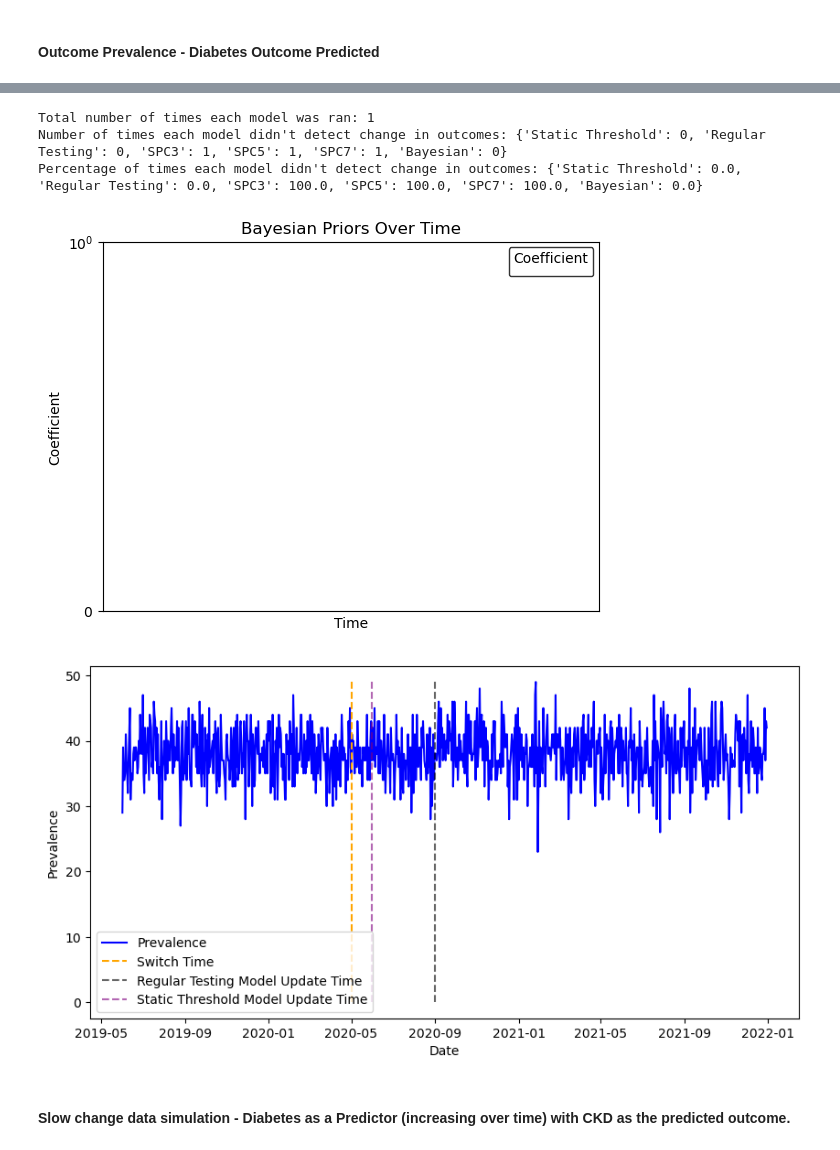
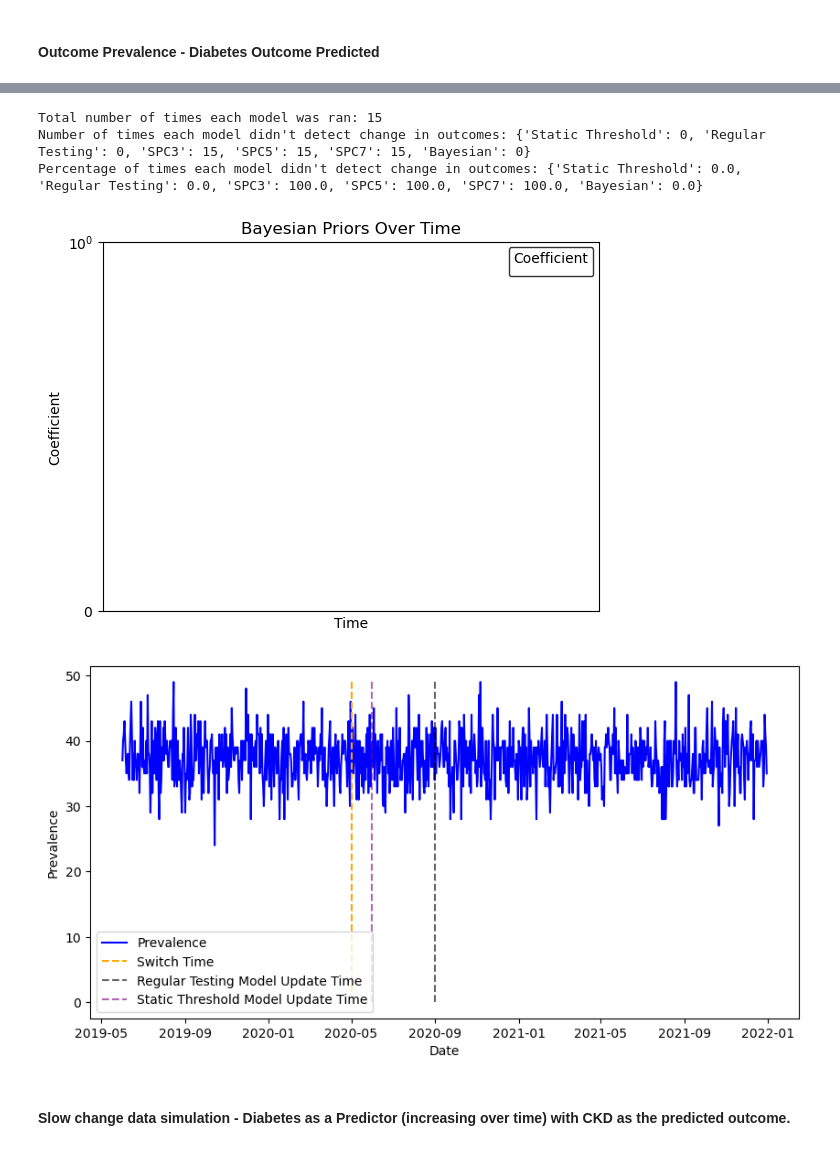
Before and after one commit to sdrelton/PREDICT, a Jupyter notebook: Comparison/detect_comparison.ipynb, the cells around one changed output, grey strips where cells are left out. Drawn from its saved outputs; the diff is of its cells as text; code cells hidden in the pictures.

```diff
--- a/Comparison/detect_comparison.ipynb
+++ b/Comparison/detect_comparison.ipynb
@@ -331,7 +308,7 @@ Percentage of times each model didn't detect change in outcomes: {'Static Thresh
 total_runs = 0
 recalthreshold = 0.77 # Paper has AUROC of 0.81, with lower CI at 0.77
 
-prev_increases = [1.0001]#, 1.0003, 1.0005, 1.0007, 1.0009, 1.0011, 1.0013, 1.0015, 1.0017, 1.0019, 1.0021, 1.0023, 1.0025, 1.0027, 1.0029]
+prev_increases = [1.0001, 1.0003, 1.0005, 1.0007, 1.0009, 1.0011, 1.0013, 1.0015, 1.0017, 1.0019, 1.0021, 1.0023, 1.0025, 1.0027, 1.0029]
 undetected = dict({"Static Threshold": 0, "Regular Testing": 0, "SPC3": 0, "SPC5": 0, "SPC7": 0, "Bayesian": 0})
 
 # coefficients from non-laboratory logistic regression model
@@ -348,26 +325,17 @@ bias_coef = -0.74
 
 # mean and standard deviation for each predictor
 # variable at the last visit is used
+mean_age, std_age = 62.9, 7.5
+mean_bmi, std_bmi = 26.6, 4.4
+mean_hip_circ, std_hip_circ = 101.6, 8.8
+perc_male, mean_height, std_height = 0.478, 169, 9.2
+mean_waist_circ, std_waist_circ = 88.7, 12.7
+mean_weight, std_weight = 76.2, 15.2
+mean_time_between_visits, std_time_between_visits = 7.3, 2.3
 
-mean_age = 62.9
-std_age = 7.5
-mean_bmi = 26.6
-std_bmi = 4.4
-mean_hip_circ = 101.6
-std_hip_circ = 8.8
-perc_male = 0.478
-mean_height = 169
-std_height = 9.2
-mean_waist_circ = 88.7
-std_waist_circ = 12.7
-mean_waist_hips_ratio = mean_waist_circ/mean_hip_circ
+mean_waist_hips_ratio = mean_waist_circ / mean_hip_circ
 std_waist_hips_ratio = mean_waist_hips_ratio * np.sqrt(
-    (std_waist_circ / mean_waist_circ) ** 2 +
-    (std_hip_circ / mean_hip_circ) ** 2)
-mean_weight = 76.2
-std_weight = 15.2
-mean_time_between_visits = 7.3
-std_time_between_visits = 2.3
+    (std_waist_circ / mean_waist_circ) ** 2 + (std_hip_circ / mean_hip_circ) ** 2)
 
 plt.figure(figsize=(10, 5))
 plt.title(f"Time to Detect Change in Outcomes")
@@ -414,9 +382,7 @@ for prev_increase in prev_increases:
 
         # Calculate baseline log-odds
         lp = bias_coef + age_at_lv_coef * (age - mean_age)/std_age + bmi_coef * (bmi - mean_bmi)/std_bmi + hip_circ_coef * (hip_circ - mean_hip_circ)/std_hip_circ + sex_coef * (sex - perc_male) + height_coef * (height - mean_height)/std_height + waist_circ_coef * (waist_circ - mean_waist_circ)/std_waist_circ + waist_hips_ratio_coef * (waist_hips_ratio - mean_waist_hips_ratio)/std_waist_hips_ratio + weight_coef * (weight - mean_weight)/std_weight + time_between_visits_coef * (time_between_visits - mean_time_between_visits)/std_time_between_visits
-
         curpredictions = 1 / (1 + np.exp(-lp))  # Convert to probability
-
 
         # Generate outcomes to simulate diabetes rates increasing over time
         # In 1980 prevalence was 4.7% 2021 prevalence was 10%, so assume a linear increase of 0.125% each year and 0.01% each month
@@ -449,32 +415,7 @@ for prev_increase in prev_increases:
     #drop_sizes.append(drop_size)
     dm_increases.append(dm_prev)
 
-    ########################## Regular Testing ##########################
-    model = RecalibratePredictions()
-    model.trigger = TimeframeTrigger(model=model, updateTimestep=100, dataStart=df['date'].min(), dataEnd=df['date'].max())
-    total_runs +=1
-    ttd = get_model_updated_log_prev_drift(df, model, startDate, "Regular Testing", undetected)
-    regular_ttd.append(ttd)
-
-    ############################ Static Threshold ############################
-    model = RecalibratePredictions()
-    model.trigger = AUROCThreshold(model=model, prediction_threshold=recalthreshold)
-    ttd = get_model_updated_log_prev_drift(df, model, startDate, "Static Threshold", undetected)
-    static_ttd.append(ttd)
-
-    ############################ SPC ############################
-    model = RecalibratePredictions()
-    model.trigger = SPCTrigger(model=model, input_data=df, numMonths=3, verbose=False)
-    ttd = get_model_updated_log_prev_drift(df, model, startDate, "SPC3", undetected)
-    spc_ttd3.append(ttd)
-
-    model.trigger = SPCTrigger(model=model, input_data=df, numMonths=5, verbose=False)
-    ttd = get_model_updated_log_prev_drift(df, model, startDate, "SPC5", undetected)
-    spc_ttd5.append(ttd)
-
-    model.trigger = SPCTrigger(model=model, input_data=df, numMonths=7, verbose=False)
-    ttd = get_model_updated_log_prev_drift(df, model, startDate, "SPC7", undetected)
-    spc_ttd7.append(ttd)
+    df, undetected, total_runs, regular_ttd, static_ttd, spc_ttd3, spc_ttd5, spc_ttd7 = run_recalibration_tests(df, startDate, undetected, total_runs, regular_ttd, static_ttd, spc_ttd3, spc_ttd5, spc_ttd7, recalthreshold)
 
     ############################ Bayesian ############################
     # model = BayesianModel(input_data=df, priors={"Intercept": (bias_coef, 0.1), "age": (mean_age, std_age), "bmi": (mean_bmi, std_bmi), "hip_circ": (mean_hip_circ, std_hip_circ),
@@ -513,8 +454,8 @@ plot_prev_over_time(df, switchDateStrings, regular_ttd, static_ttd, spc_ttd3, sp
-Total number of times each model was ran: 1
-Number of times each model didn't detect change in outcomes: {'Static Threshold': 0, 'Regular Testing': 0, 'SPC3': 1, 'SPC5': 1, 'SPC7': 1, 'Bayesian': 0}
+Total number of times each model was ran: 15
+Number of times each model didn't detect change in outcomes: {'Static Threshold': 0, 'Regular Testing': 0, 'SPC3': 15, 'SPC5': 15, 'SPC7': 15, 'Bayesian': 0}
 Percentage of times each model didn't detect change in outcomes: {'Static Threshold': 0.0, 'Regular Testing': 0.0, 'SPC3': 100.0, 'SPC5': 100.0, 'SPC7': 100.0, 'Bayesian': 0.0}
 [figure]
-[figure, old version]
+[figure, new version]
 # %% [markdown]
 #### Slow change data simulation - Diabetes as a Predictor (increasing over time) with CKD as the predicted outcome.
 # %%
```
Also changed, not shown: parts of 4 cells of this notebook, 1 other file.
